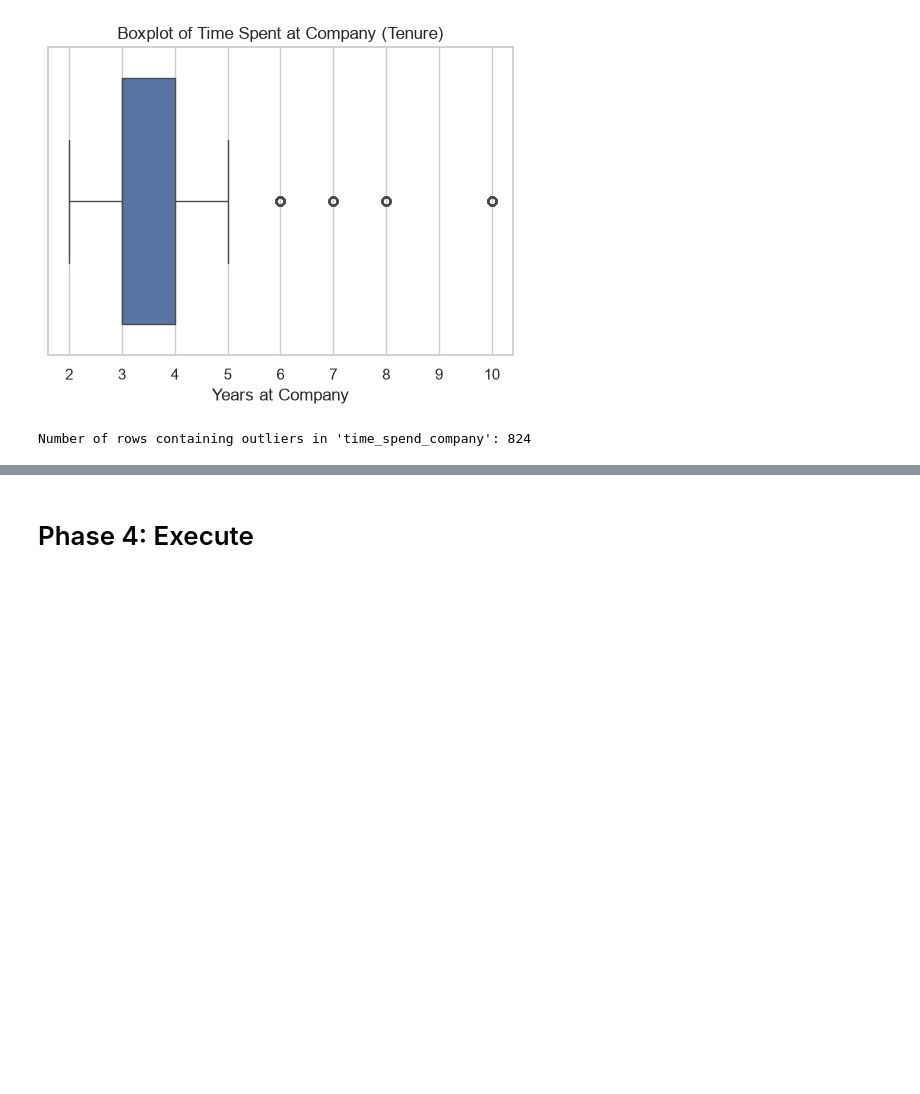
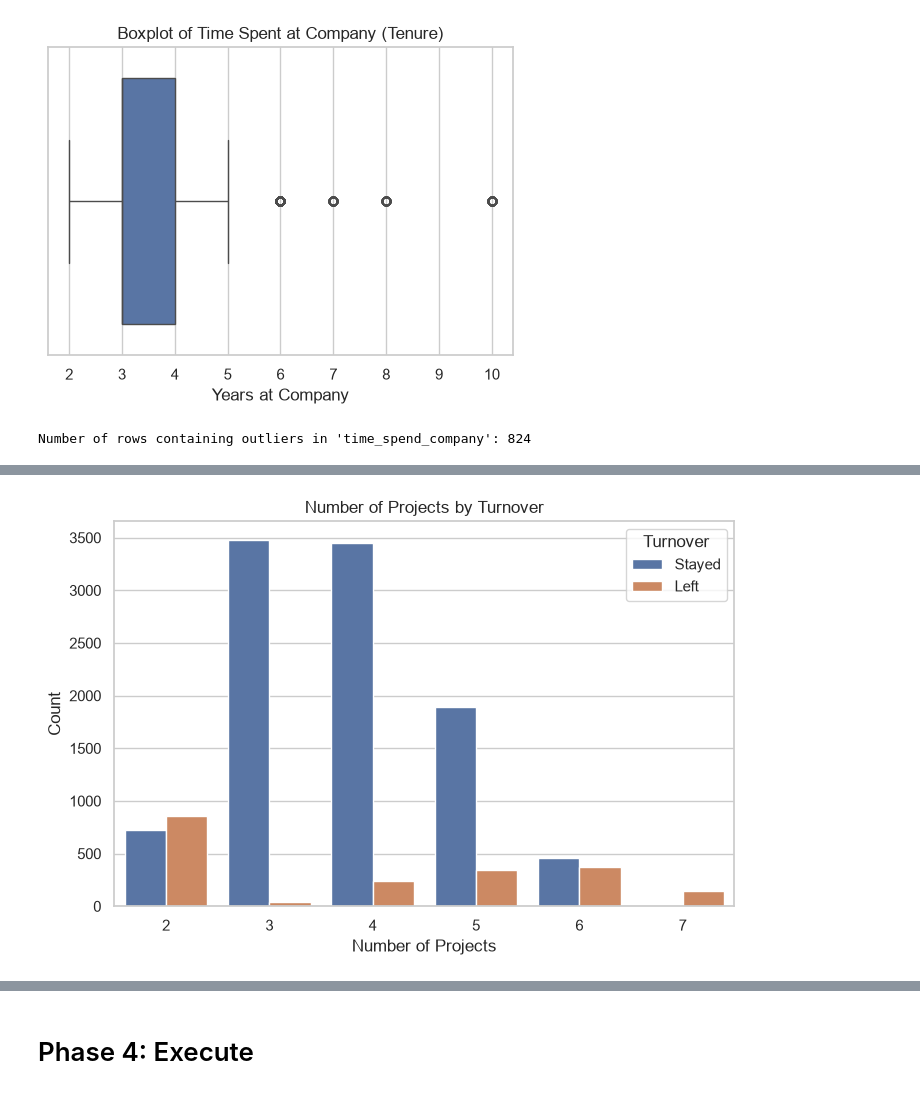
Before and after one commit to EddieChihwai/salifort-motors-retention, a Jupyter notebook: notebooks/Salifort_Motors_Retention_Project.ipynb, the cells around one changed output, grey strips where cells are left out. Saved outputs shown, nothing was run; the diff lists cells and outputs as text; code cells hidden in the pictures; blank space fills up the shorter version.

```diff
--- a/notebooks/Salifort_Motors_Retention_Project.ipynb
+++ b/notebooks/Salifort_Motors_Retention_Project.ipynb
@@ -134,0 +181,11 @@ Number of rows containing outliers in 'time_spend_company': 824
+# %%
+# Plot: Number of Projects vs. Turnover
+plt.figure(figsize=(8, 5))
+sns.countplot(data=df_clean, x='number_project', hue='left')
+plt.title('Number of Projects by Turnover')
+plt.xlabel('Number of Projects')
+plt.ylabel('Count')
+plt.legend(title='Turnover', labels=['Stayed', 'Left'])
+plt.show()
+# %% [output]
+[figure, added]
```
Also changed, not shown: parts of 18 cells of this notebook.
